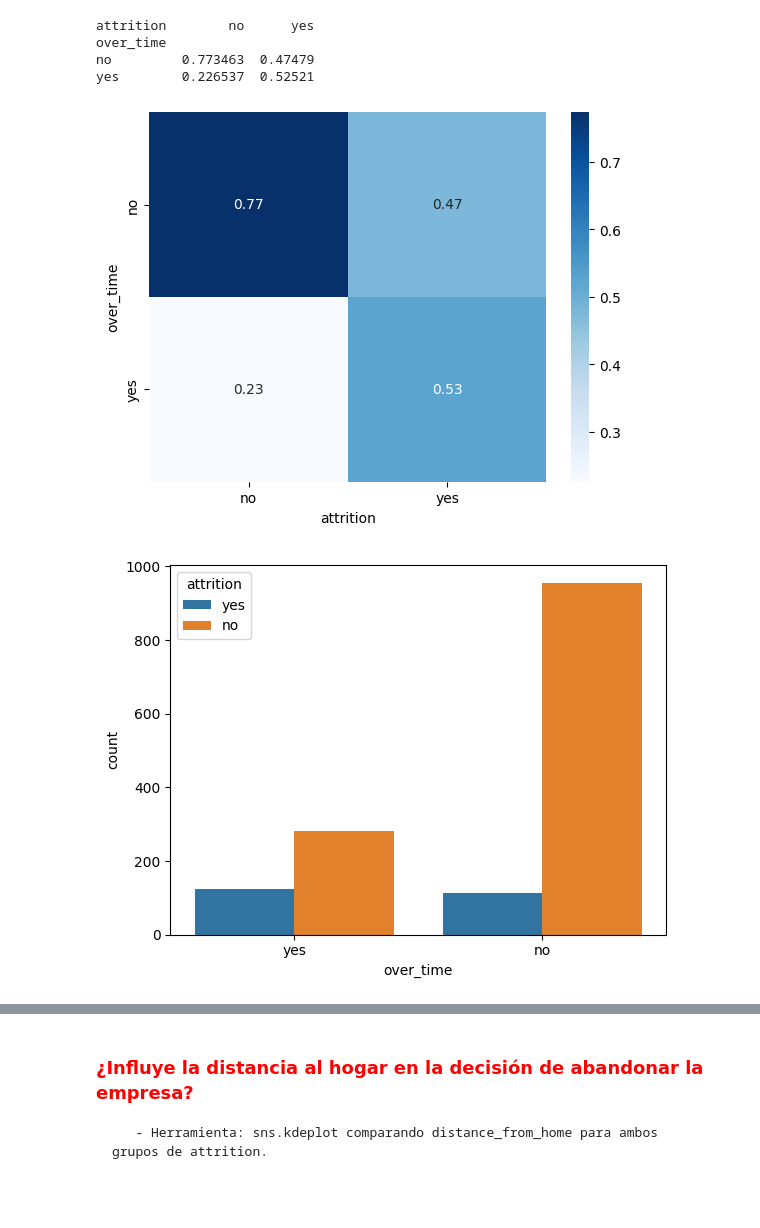
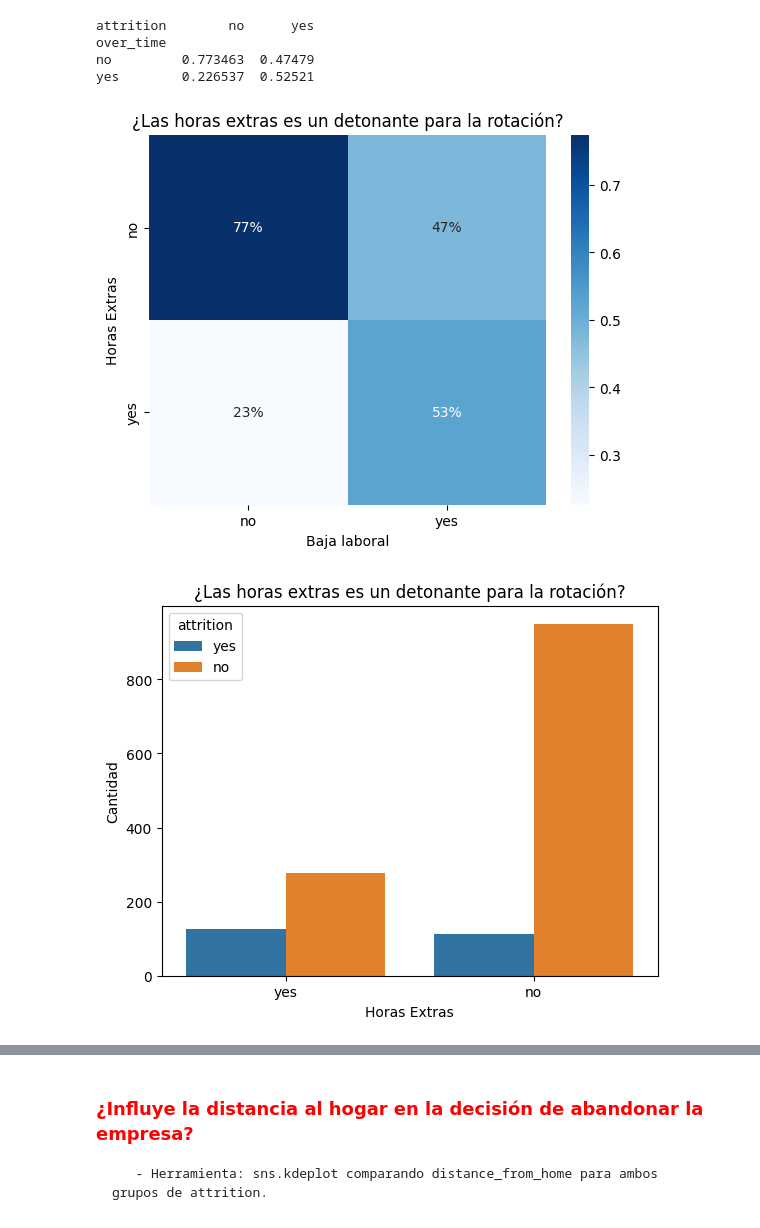
Before and after one commit to Lumo88/project-da-promo-65-modulo-3-team-1, a Jupyter notebook: Insights.ipynb, the cells around one changed output, grey strips where cells are left out. Drawn from its saved outputs; the diff is of its cells as text; code cells hidden in the pictures; blank space fills up the shorter version.

```diff
--- a/Insights.ipynb
+++ b/Insights.ipynb
@@ -70,10 +70,20 @@ over_time
 no         0.773463  0.47479
 yes        0.226537  0.52521
 # %%
-sns.heatmap(crosstab, annot=True, cmap='Blues', fmt='.2f');
+sns.heatmap(crosstab, annot=True, cmap='Blues', fmt='.0%')
+plt.title('¿Las horas extras es un detonante para la rotación?', fontsize=12)
+plt.xlabel('Baja laboral')
+plt.ylabel('Horas Extras')
+
+plt.show()
 # %% [output]
-[figure, old version]
+[figure, new version]
 # %%
-sns.countplot(x='over_time', hue='attrition',data=df_hr);
+sns.countplot(x='over_time', hue='attrition',data=df_hr)
+plt.title('¿Las horas extras es un detonante para la rotación?', fontsize=12)
+plt.xlabel('Horas Extras')
+plt.ylabel('Cantidad')
+
+plt.show()
 # %% [output]
-[figure, old version]
+[figure, new version]
```
Also changed, not shown: parts of 5 cells of this notebook, 2 other files.
